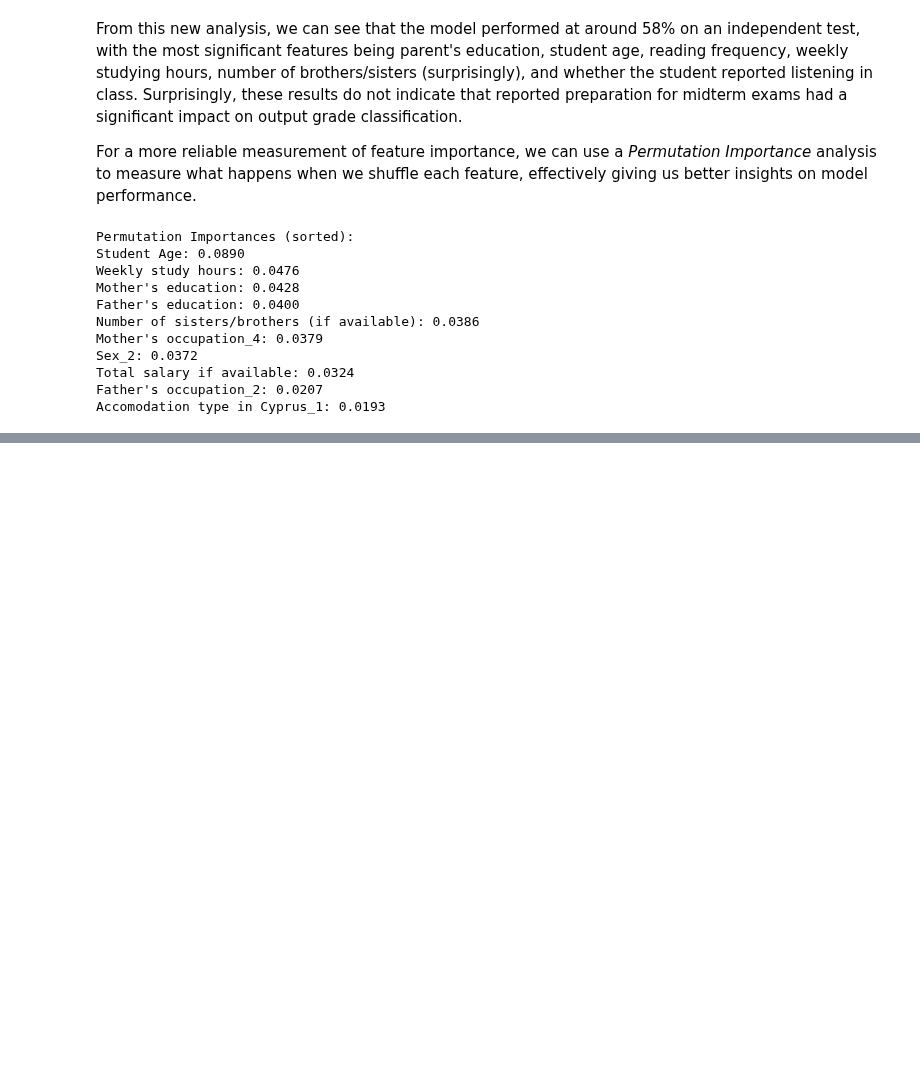
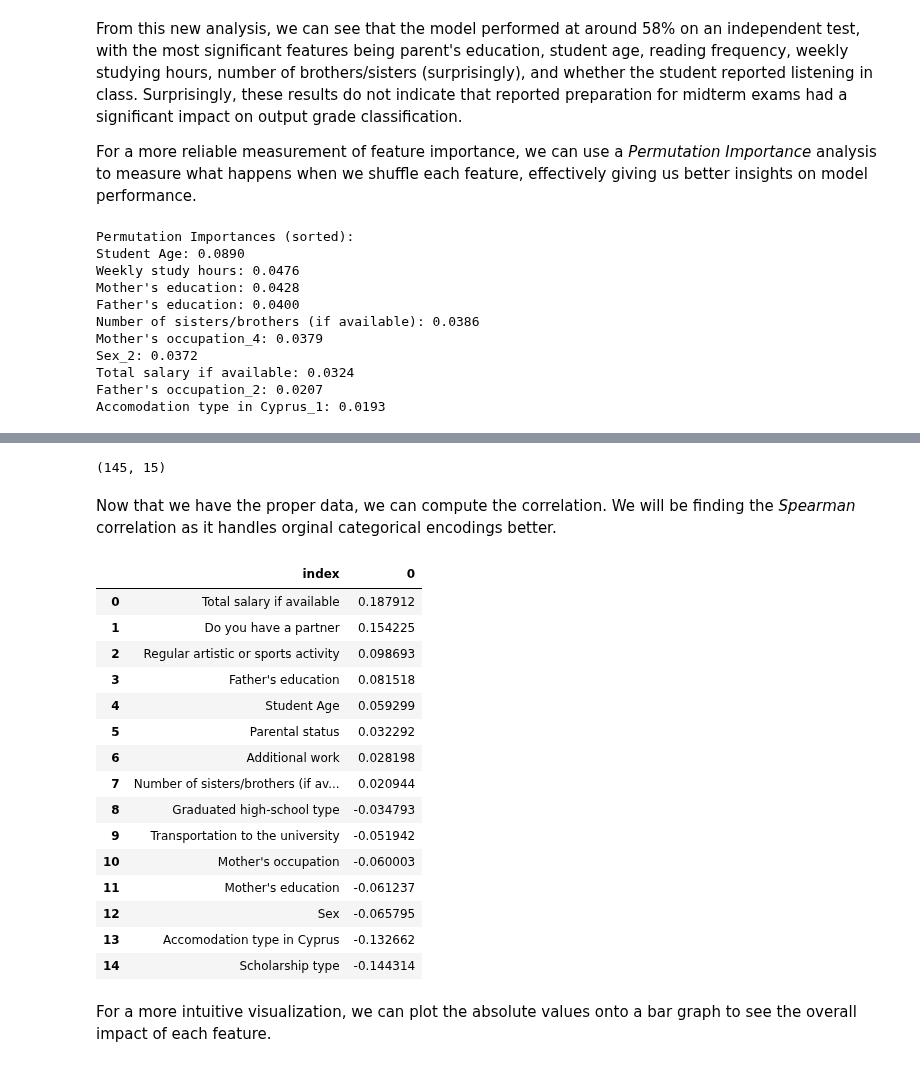
Before and after one commit to Jairik/Data-Science-Fundementals, a Jupyter notebook: Profiling-Academic-Trajectories/project-2-JJ-McCauley.ipynb, the cells around one changed output, grey strips where cells are left out. Saved outputs shown, nothing was run; the diff lists cells and outputs as text; code cells hidden in the pictures; blank space fills up the shorter version.

```diff
--- a/Profiling-Academic-Trajectories/project-2-JJ-McCauley.ipynb
+++ b/Profiling-Academic-Trajectories/project-2-JJ-McCauley.ipynb
@@ -1058,0 +1087,39 @@ From these results, we can see
+# %%
+ATTENDANCE_TARGET_COLUMN_NAME = 'Attendance to classes'  # Define attendance target column name
+
+social_indicators_hesp_df = hesp_df_raw.iloc[:, :15]  # Use the first 15 attributes (as defined in documentation) for social indicators analysis
+attendance_target = hesp_df_raw[ATTENDANCE_TARGET_COLUMN_NAME]  # Separate attendance target variable
+
+# Validate the social indicators dataframe
+print(social_indicators_hesp_df.shape)
+# %% [output]
+(145, 15)
+# %% [markdown]
+Now that we have the proper data, we can compute the correlation. We will be finding the *Spearman* correlation as it handles orginal categorical encodings better.
+# %%
+# Calculate correlations with attendance target
+attendance_correlations = social_indicators_hesp_df.corrwith(attendance_target, method="spearman")
+
+# Convert to a sorted dataframe for better readability
+attendance_correlations_df = attendance_correlations.sort_values(ascending=False).reset_index()
+
+attendance_correlations_df  # Display the correlations dataframe
+# %% [output]
+|  | index | 0 |
+| 0 | Total salary if available | 0.187912 |
+| 1 | Do you have a partner | 0.154225 |
+| 2 | Regular artistic or sports activity | 0.098693 |
+| 3 | Father's education | 0.081518 |
+| 4 | Student Age | 0.059299 |
+| 5 | Parental status | 0.032292 |
+| 6 | Additional work | 0.028198 |
+| 7 | Number of sisters/brothers (if av... | 0.020944 |
+| 8 | Graduated high-school type | -0.034793 |
+| 9 | Transportation to the university | -0.051942 |
+| 10 | Mother's occupation | -0.060003 |
+| 11 | Mother's education | -0.061237 |
+| 12 | Sex | -0.065795 |
+| 13 | Accomodation type in Cyprus | -0.132662 |
+| 14 | Scholarship type | -0.144314 |
+# %% [markdown]
+For a more intuitive visualization, we can plot the absolute values onto a bar graph to see the overall impact of each feature.
```
Also changed, not shown: parts of 32 cells of this notebook.
